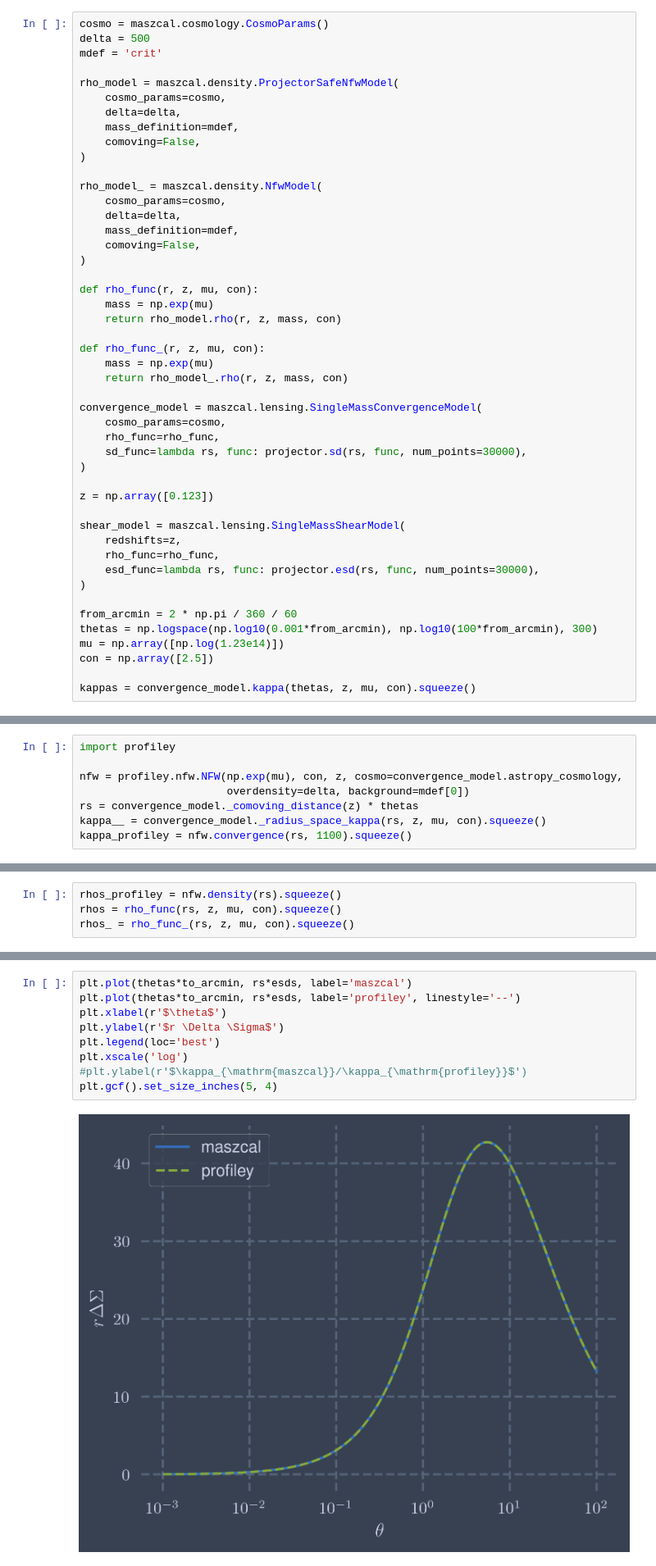
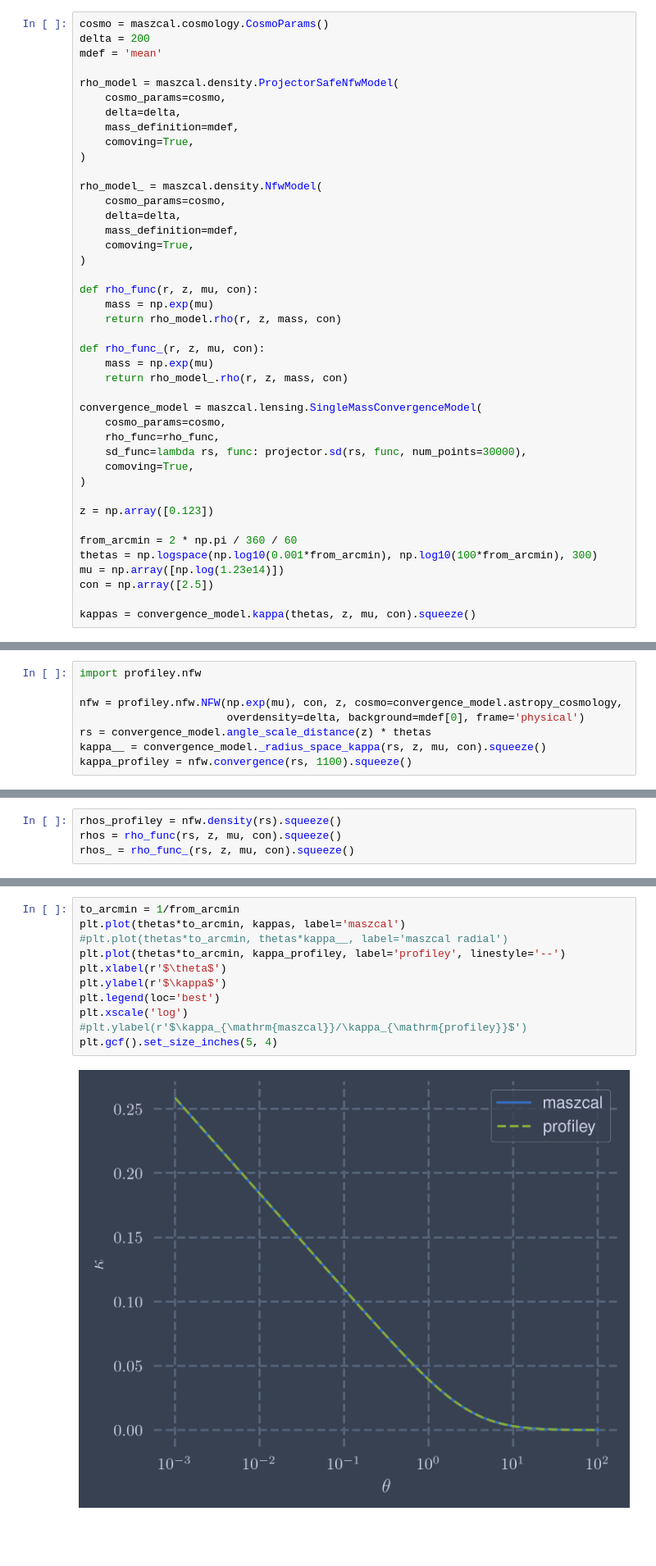
Before and after one commit to dylancromer/maszcal, a Jupyter notebook: docs/kappa-maszcal-vs-profiley.ipynb, the cells around one changed output, grey strips where cells are left out. Shown at 82% size. Cells and saved outputs as stored; diff of their text form; blank space fills up the shorter version.

Commit message:
BUG: Fixed issues with comoving coordinates being handled incorrectly by various kappa calculations. Closes #106

```diff
--- a/docs/kappa-maszcal-vs-profiley.ipynb
+++ b/docs/kappa-maszcal-vs-profiley.ipynb
@@ -39,21 +39,21 @@ import maszcal.cosmology
 import maszcal.concentration
 # %%
 cosmo = maszcal.cosmology.CosmoParams()
-delta = 500
-mdef = 'crit'
+delta = 200
+mdef = 'mean'
 
 rho_model = maszcal.density.ProjectorSafeNfwModel(
     cosmo_params=cosmo,
     delta=delta,
     mass_definition=mdef,
-    comoving=False,
+    comoving=True,
 )
 
 rho_model_ = maszcal.density.NfwModel(
     cosmo_params=cosmo,
     delta=delta,
     mass_definition=mdef,
-    comoving=False,
+    comoving=True,
 )
 
 def rho_func(r, z, mu, con):
@@ -68,15 +68,10 @@ convergence_model = maszcal.lensing.SingleMassConvergenceModel(
     cosmo_params=cosmo,
     rho_func=rho_func,
     sd_func=lambda rs, func: projector.sd(rs, func, num_points=30000),
+    comoving=True,
 )
 
 z = np.array([0.123])
-
-shear_model = maszcal.lensing.SingleMassShearModel(
-    redshifts=z,
-    rho_func=rho_func,
-    esd_func=lambda rs, func: projector.esd(rs, func, num_points=30000),
-)
 
 from_arcmin = 2 * np.pi / 360 / 60
 thetas = np.logspace(np.log10(0.001*from_arcmin), np.log10(100*from_arcmin), 300)
@@ -91,9 +86,9 @@ array([3672.9724809])
 # %%
-import profiley
+import profiley.nfw
 
 nfw = profiley.nfw.NFW(np.exp(mu), con, z, cosmo=convergence_model.astropy_cosmology,
-                       overdensity=delta, background=mdef[0])
-rs = convergence_model._comoving_distance(z) * thetas
+                       overdensity=delta, background=mdef[0], frame='physical')
+rs = convergence_model.angle_scale_distance(z) * thetas
 kappa__ = convergence_model._radius_space_kappa(rs, z, mu, con).squeeze()
 kappa_profiley = nfw.convergence(rs, 1100).squeeze()
 # %%
@@ -136,11 +131,13 @@ plt.gcf().set_size_inches(5, 4)
 # %%
-plt.plot(thetas*to_arcmin, rs*esds, label='maszcal')
-plt.plot(thetas*to_arcmin, rs*esds, label='profiley', linestyle='--')
+to_arcmin = 1/from_arcmin
+plt.plot(thetas*to_arcmin, kappas, label='maszcal')
+#plt.plot(thetas*to_arcmin, thetas*kappa__, label='maszcal radial')
+plt.plot(thetas*to_arcmin, kappa_profiley, label='profiley', linestyle='--')
 plt.xlabel(r'$\theta$')
-plt.ylabel(r'$r \Delta \Sigma$')
+plt.ylabel(r'$\kappa$')
 plt.legend(loc='best')
 plt.xscale('log')
 #plt.ylabel(r'$\kappa_{\mathrm{maszcal}}/\kappa_{\mathrm{profiley}}$')
 plt.gcf().set_size_inches(5, 4)
 # %% [output]
-[figure, old version]
+[figure, new version]
```
Also changed, not shown: parts of 7 cells of this notebook, 10 other files.
